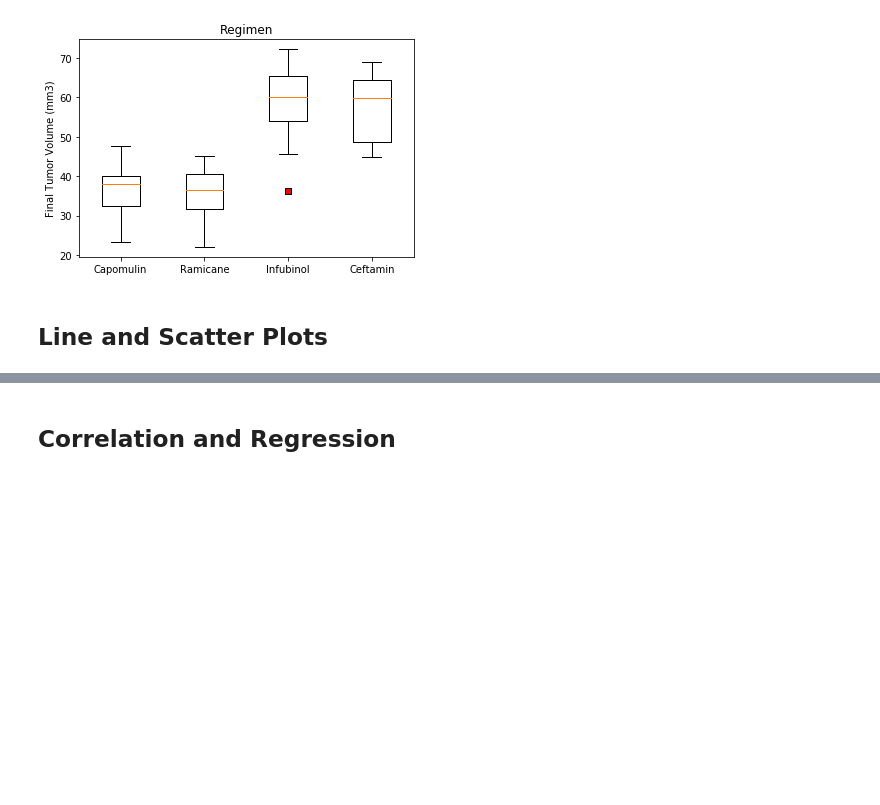
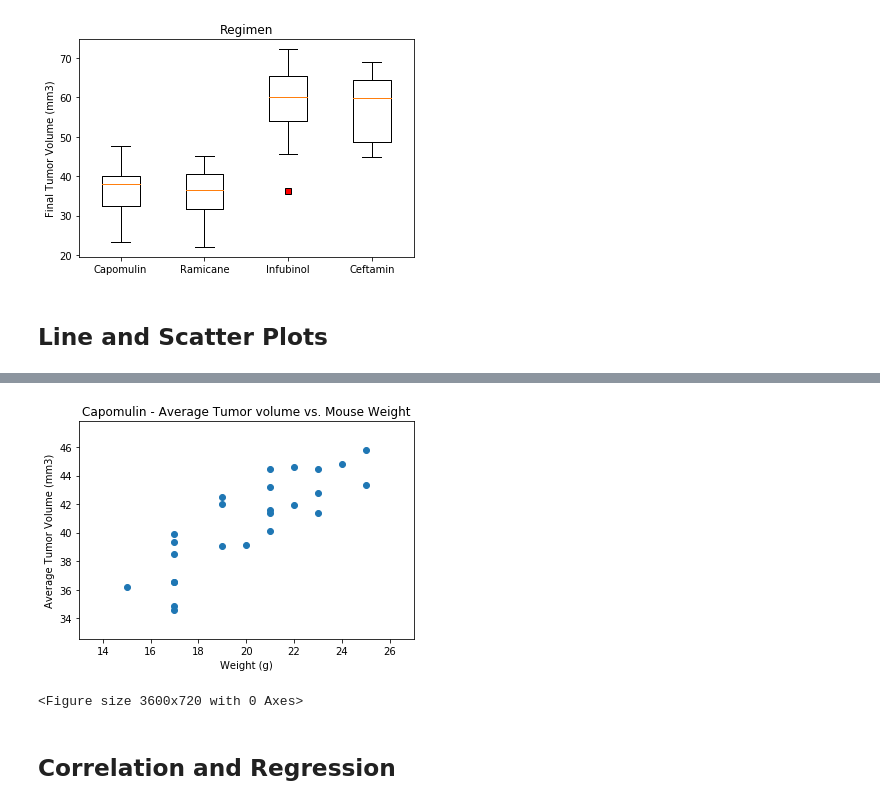
Before and after one commit to Navyhoang/Matplotlib-Challenge, a Jupyter notebook: Pymaceuticals/pymaceuticals.ipynb, the cells around one changed output, grey strips where cells are left out. Drawn from its saved outputs; the diff is of its cells as text; code cells hidden in the pictures; blank space fills up the shorter version.

```diff
--- a/Pymaceuticals/pymaceuticals.ipynb
+++ b/Pymaceuticals/pymaceuticals.ipynb
@@ -371,0 +361,4 @@ plt.show()
+# %%
+# Get all mice treated with Capomulin
+Capomulin_samples = merged_df[merged_df["Drug Regimen"] == 'Capomulin'].reset_index()
+Capomulin_samples.head()
@@ -372,2 +372,19 @@ plt.show()
+# %%
+# Generate a scatter plot of average tumor volume vs. mouse weight for the Capomulin regimen
+x_weight = Capomulin_samples.groupby("Mouse ID")["Weight (g)"].mean()
+y_avg_v = Capomulin_samples.groupby("Mouse ID")["Tumor Volume (mm3)"].mean()
+
+trend_line = s_slope * x_weight + s_int
+plt.scatter(x_weight, y_avg_v)
+plt.title('Capomulin - Average Tumor volume vs. Mouse Weight')
+plt.xlabel('Weight (g)')
+plt.ylabel('Average Tumor Volume (mm3)')
+plt.xlim(min(x_weight) -2 ,max(x_weight) +2)
+plt.ylim(min(y_avg_v) -2,max(y_avg_v) +2)
+plt.figure(figsize=(50,10))
+plt.show()
+# %% [output]
+[figure, added]
+<Figure size 3600x720 with 0 Axes>
 # %% [markdown]
 ## Correlation and Regression
```
Also changed, not shown: parts of 25 cells of this notebook.
